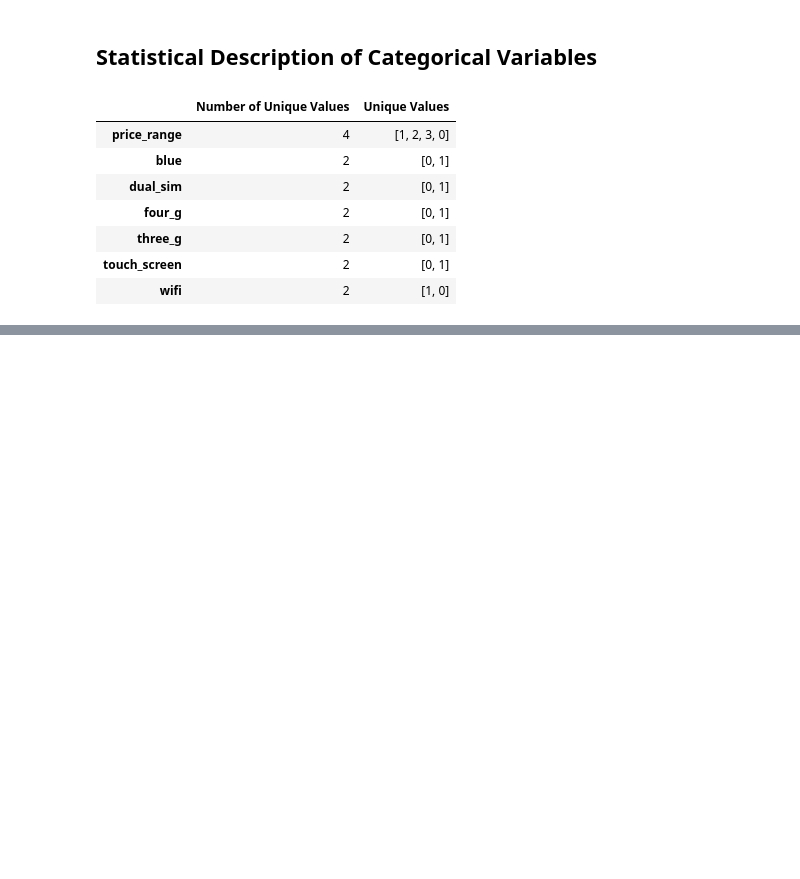
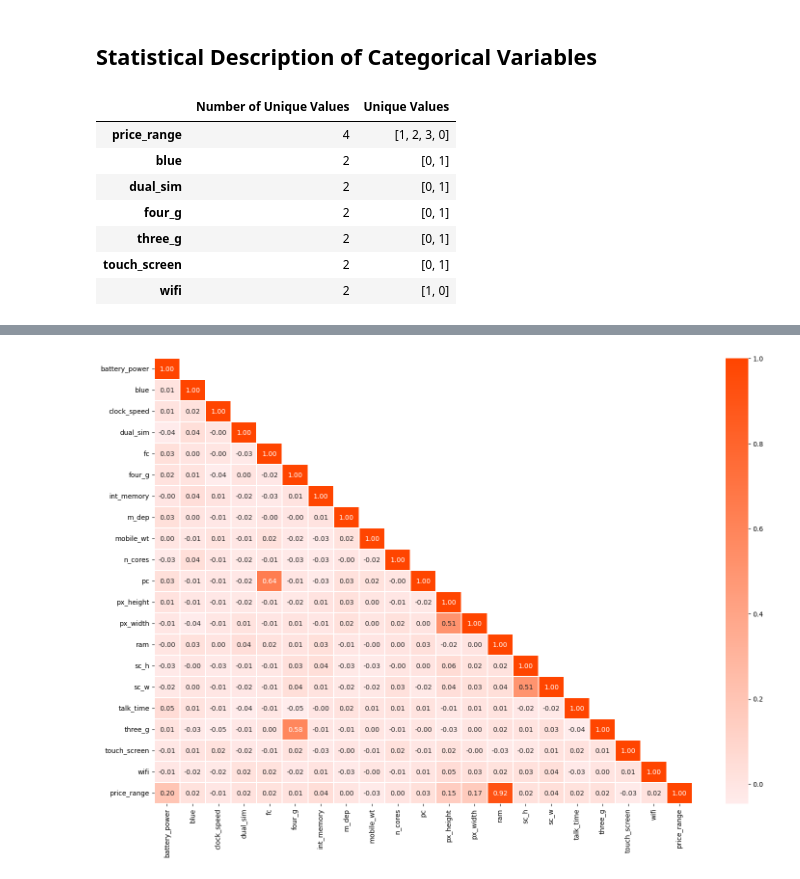
Before and after one commit to Minhajul99/Mobile-Price-Classification, a Jupyter notebook: Mobile_Price_Classification.ipynb, the cells around one changed output, grey strips where cells are left out. Saved outputs shown, nothing was run; the diff lists cells and outputs as text; code cells hidden in the pictures; blank space fills up the shorter version.

```diff
--- a/Mobile_Price_Classification.ipynb
+++ b/Mobile_Price_Classification.ipynb
@@ -169,0 +227,19 @@ pd.DataFrame({'Number of Unique Values': unique_counts, 'Unique Values': unique_
+# %%
+# Define a colormap
+orangered_cmap = LinearSegmentedColormap.from_list('orangered', ['#FFECEC','orangered'])
+
+# Calculation of the Spearman correlation
+target = 'price_range'
+df_ordered = pd.concat([df.drop(target,axis=1), df[target]],axis=1)
+corr = df_ordered.corr()
+
+# Create a mask so that we see the correlation values only once
+mask = np.zeros_like(corr)
+mask[np.triu_indices_from(mask,1)] = True
+
+# Plot the heatmap correlation
+plt.figure(figsize=(18,12))
+sns.heatmap(corr, mask=mask, annot=True, cmap=orangered_cmap, fmt='.2f', linewidths=0.2)
+plt.show()
+# %% [output]
+[figure, added]
```
Also changed, not shown: parts of 30 cells of this notebook.
